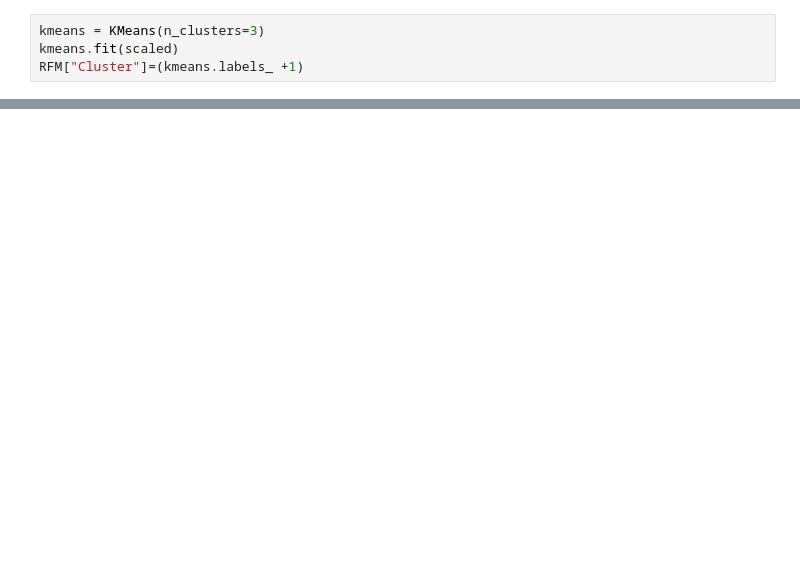
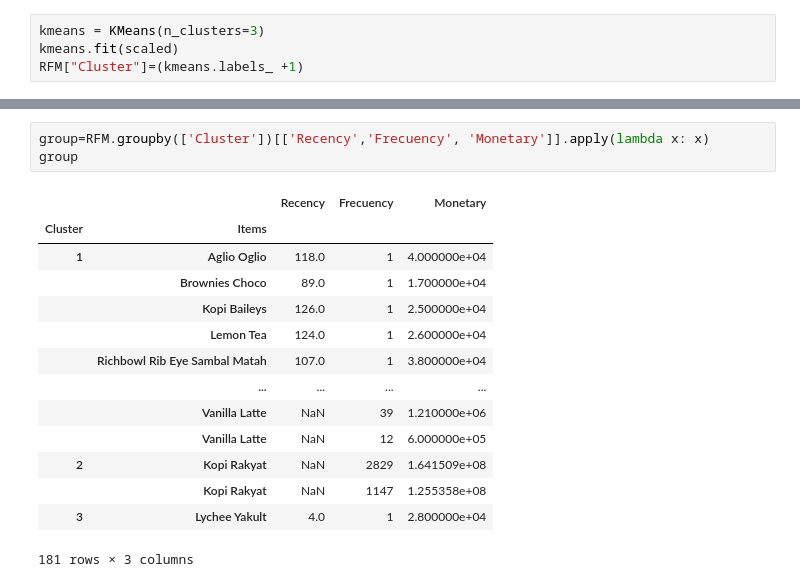
Before and after one commit to TegarMachfuzi/RFMAnalysisPhyton, a Jupyter notebook: RFM.ipynb, the cells around one changed output, grey strips where cells are left out. Cells and saved outputs as stored; diff of their text form; blank space fills up the shorter version.

```diff
--- a/RFM.ipynb
+++ b/RFM.ipynb
@@ -228 +223,19 @@ RFM
 181 rows × 4 columns
+# %%
+group=RFM.groupby(['Cluster'])[['Recency','Frecuency', 'Monetary']].apply(lambda x: x)
+group
+# %% [output]
+|  |  | Recency | Frecuency | Monetary |
+| Cluster | Items |  |  |  |
+| 1 | Aglio Oglio | 118.0 | 1 | 4.000000e+04 |
+|  | Brownies Choco | 89.0 | 1 | 1.700000e+04 |
+|  | Kopi Baileys | 126.0 | 1 | 2.500000e+04 |
+|  | Lemon Tea | 124.0 | 1 | 2.600000e+04 |
+|  | Richbowl Rib Eye Sambal Matah | 107.0 | 1 | 3.800000e+04 |
+|  | ... | ... | ... | ... |
+|  | Vanilla Latte | NaN | 39 | 1.210000e+06 |
+|  | Vanilla Latte | NaN | 12 | 6.000000e+05 |
+| 2 | Kopi Rakyat | NaN | 2829 | 1.641509e+08 |
+|  | Kopi Rakyat | NaN | 1147 | 1.255358e+08 |
+| 3 | Lychee Yakult | 4.0 | 1 | 2.800000e+04 |
+181 rows × 3 columns
```
Also changed, not shown: parts of 5 cells of this notebook.
